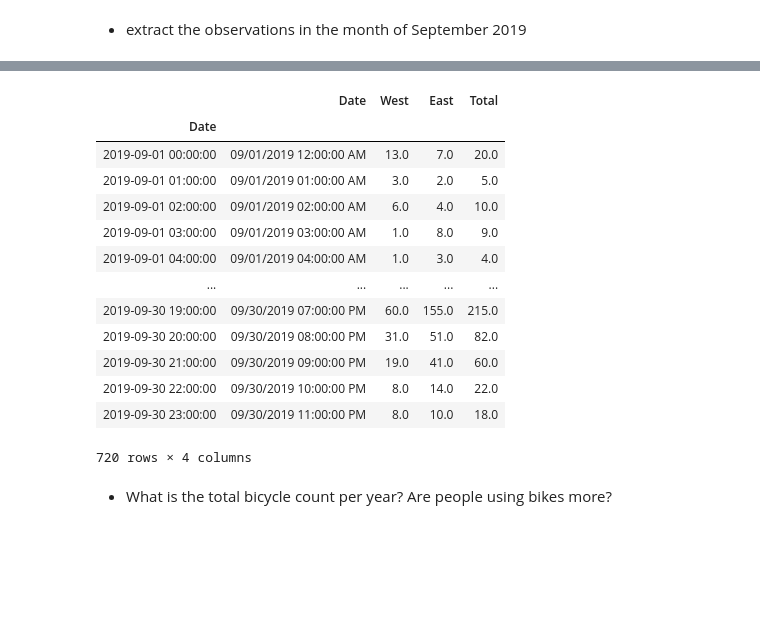
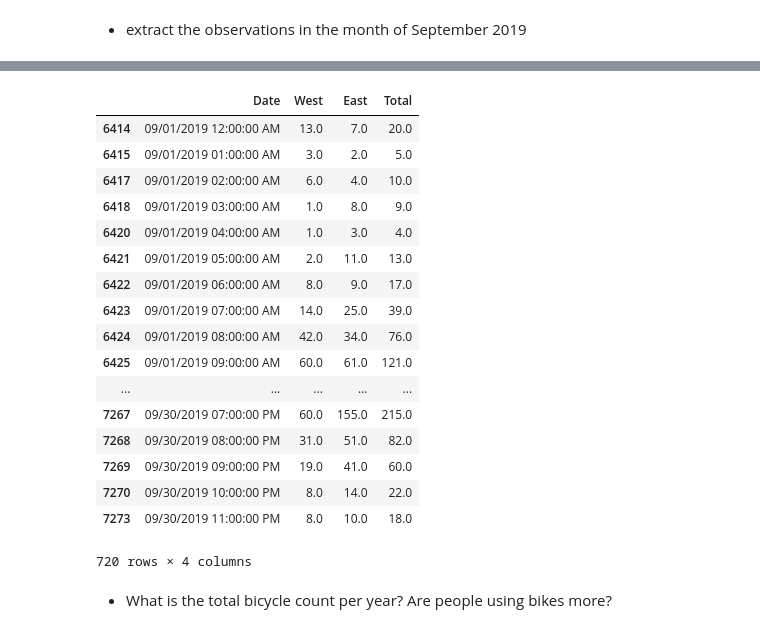
Before and after one commit to hanisaf/advanced-data-management-and-analytics, a Jupyter notebook: 23-warmup-solution.ipynb, the cells around one changed output, grey strips where cells are left out. Saved outputs shown, nothing was run; the diff lists cells and outputs as text; code cells hidden in the pictures; blank space fills up the shorter version.

Commit message:
date time

```diff
--- a/23-warmup-solution.ipynb
+++ b/23-warmup-solution.ipynb
@@ -19,10 +19,9 @@ data.head()
 # %% [markdown]
 - index data by date
 # %%
-data = data.set_index(
-        pd.to_datetime(data['Date'])
-    )
-data.head()
+dates = pd.to_datetime(data['Date'])
+data2 = data.set_index(dates)
+data2.head()
 # %% [output]
 |  | Date | West | East | Total |
 | Date |  |  |  |  |
@@ -54,22 +57,24 @@ data.loc['2019/09']
 # %%
-#using str
-data[
-   data['Date'].str.match('09/../2019')
-]
+#using string operations
+data[data['Date'].str.match('09/\d\d/2019')]
 # %% [output]
 |  | Date | West | East | Total |
-| Date |  |  |  |  |
-| 2019-09-01 00:00:00 | 09/01/2019 12:00:00 AM | 13.0 | 7.0 | 20.0 |
-| 2019-09-01 01:00:00 | 09/01/2019 01:00:00 AM | 3.0 | 2.0 | 5.0 |
-| 2019-09-01 02:00:00 | 09/01/2019 02:00:00 AM | 6.0 | 4.0 | 10.0 |
-| 2019-09-01 03:00:00 | 09/01/2019 03:00:00 AM | 1.0 | 8.0 | 9.0 |
-| 2019-09-01 04:00:00 | 09/01/2019 04:00:00 AM | 1.0 | 3.0 | 4.0 |
+| 6414 | 09/01/2019 12:00:00 AM | 13.0 | 7.0 | 20.0 |
+| 6415 | 09/01/2019 01:00:00 AM | 3.0 | 2.0 | 5.0 |
+| 6417 | 09/01/2019 02:00:00 AM | 6.0 | 4.0 | 10.0 |
+| 6418 | 09/01/2019 03:00:00 AM | 1.0 | 8.0 | 9.0 |
+| 6420 | 09/01/2019 04:00:00 AM | 1.0 | 3.0 | 4.0 |
+| 6421 | 09/01/2019 05:00:00 AM | 2.0 | 11.0 | 13.0 |
+| 6422 | 09/01/2019 06:00:00 AM | 8.0 | 9.0 | 17.0 |
+| 6423 | 09/01/2019 07:00:00 AM | 14.0 | 25.0 | 39.0 |
+| 6424 | 09/01/2019 08:00:00 AM | 42.0 | 34.0 | 76.0 |
+| 6425 | 09/01/2019 09:00:00 AM | 60.0 | 61.0 | 121.0 |
 | ... | ... | ... | ... | ... |
-| 2019-09-30 19:00:00 | 09/30/2019 07:00:00 PM | 60.0 | 155.0 | 215.0 |
-| 2019-09-30 20:00:00 | 09/30/2019 08:00:00 PM | 31.0 | 51.0 | 82.0 |
-| 2019-09-30 21:00:00 | 09/30/2019 09:00:00 PM | 19.0 | 41.0 | 60.0 |
-| 2019-09-30 22:00:00 | 09/30/2019 10:00:00 PM | 8.0 | 14.0 | 22.0 |
-| 2019-09-30 23:00:00 | 09/30/2019 11:00:00 PM | 8.0 | 10.0 | 18.0 |
+| 7267 | 09/30/2019 07:00:00 PM | 60.0 | 155.0 | 215.0 |
+| 7268 | 09/30/2019 08:00:00 PM | 31.0 | 51.0 | 82.0 |
+| 7269 | 09/30/2019 09:00:00 PM | 19.0 | 41.0 | 60.0 |
+| 7270 | 09/30/2019 10:00:00 PM | 8.0 | 14.0 | 22.0 |
+| 7273 | 09/30/2019 11:00:00 PM | 8.0 | 10.0 | 18.0 |
 720 rows × 4 columns
 # %% [markdown]
 - What is the total bicycle count per year? Are people using bikes more?
```
Also changed, not shown: parts of 12 cells of this notebook, 1 other file.
